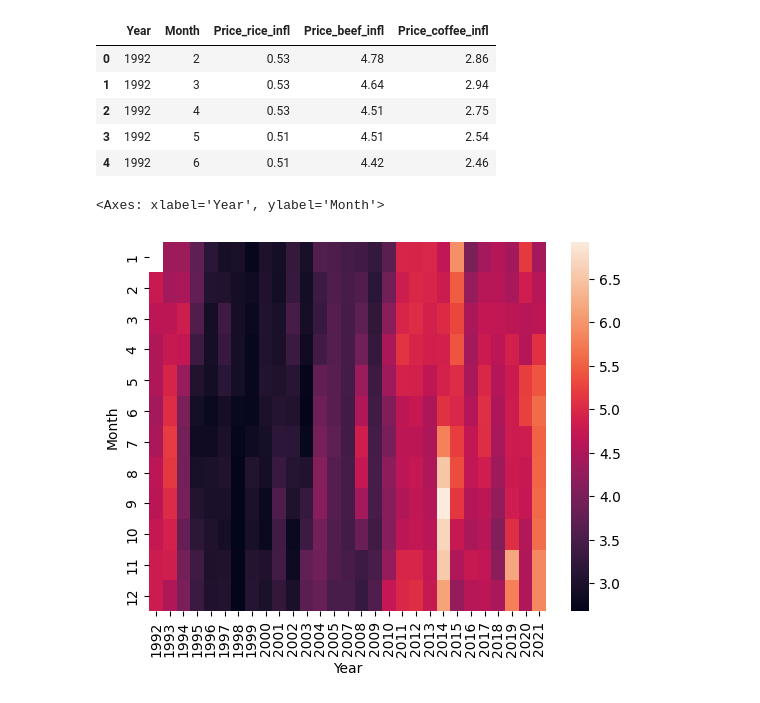
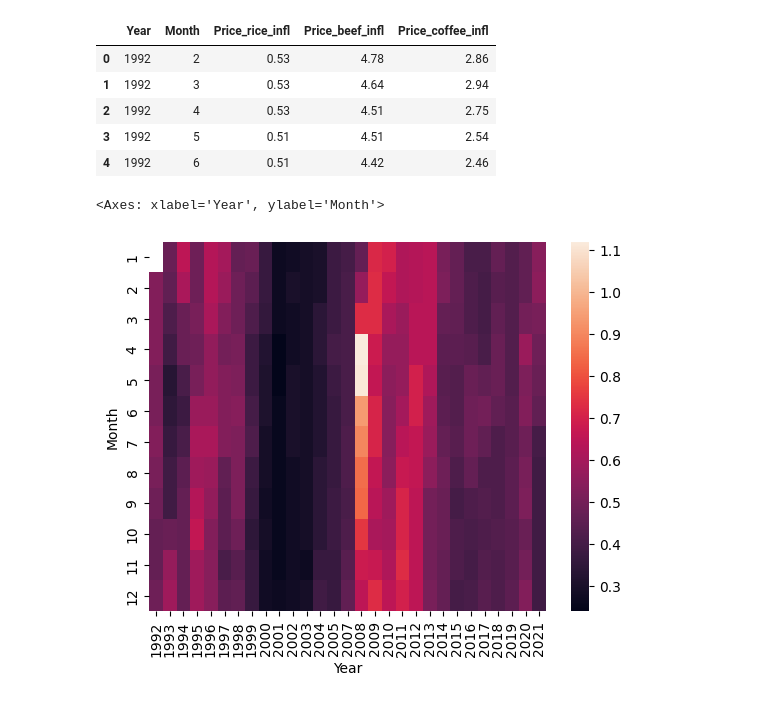
Before and after one commit to jtsillan/DataAnalytics, a Jupyter notebook: lectures/rice_beef_coffee.ipynb, the cells around one changed output. Drawn from its saved outputs; the diff is of its cells as text; code cells hidden in the pictures.

```diff
--- a/lectures/rice_beef_coffee.ipynb
+++ b/lectures/rice_beef_coffee.ipynb
@@ -86,8 +86,8 @@ df.head()
 | 4 | 1992 | 6 | 0.51 | 4.42 | 2.46 |
 # %%
 # You can filter pivot table with any of the three products, rice, beef, coffee
-df_pivot = df.pivot_table(index='Month', columns='Year', values='Price_beef_infl')
+df_pivot = df.pivot_table(index='Month', columns='Year', values='Price_rice_infl')
 sns.heatmap(df_pivot, xticklabels=True, yticklabels=True)
 # %% [output]
 <Axes: xlabel='Year', ylabel='Month'>
-[figure, old version]
+[figure, new version]
```
Also changed, not shown: 1 other file.
